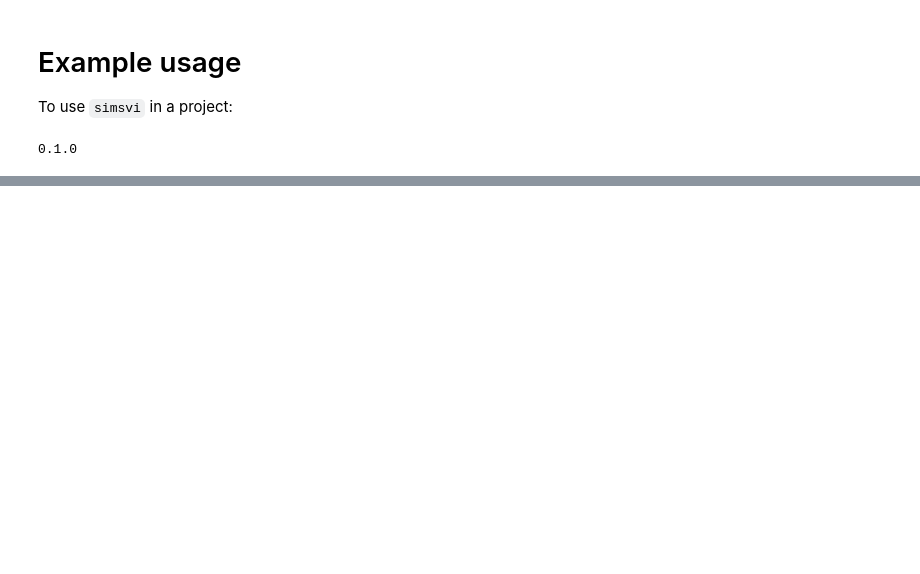
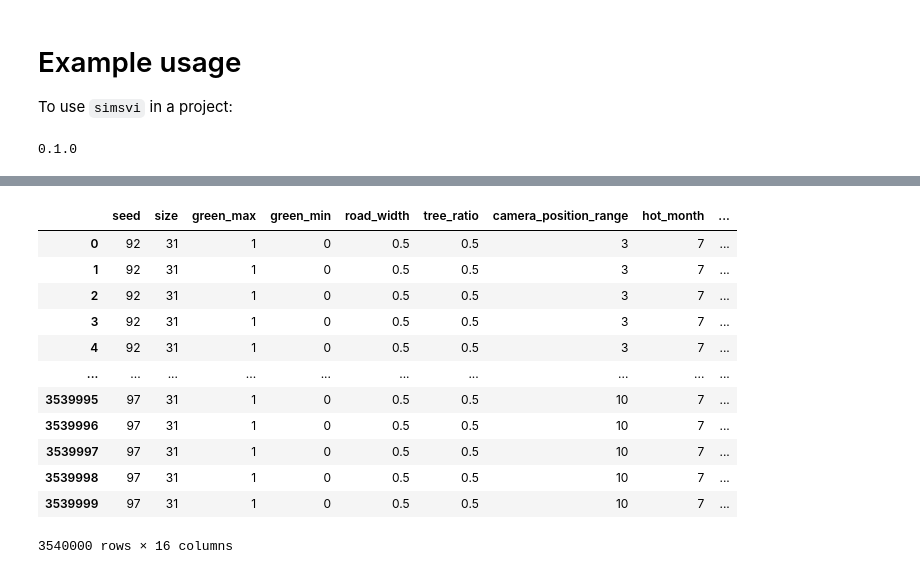
Before and after one commit to koito19960406/SimSVI, a Jupyter notebook: docs/example.ipynb, the cells around one changed output, grey strips where cells are left out. Saved outputs shown, nothing was run; the diff lists cells and outputs as text; code cells hidden in the pictures; blank space fills up the shorter version.

```diff
--- a/docs/example.ipynb
+++ b/docs/example.ipynb
@@ -95,0 +113,16 @@ t_test_results_df.to_csv('docs/t_test_results.csv', index=False)
+# %%
+greenery_df
+# %% [output]
+|  | seed | size | green_max | green_min | road_width | tree_ratio | camera_position_range | hot_month | ... |
+| 0 | 92 | 31 | 1 | 0 | 0.5 | 0.5 | 3 | 7 | ... |
+| 1 | 92 | 31 | 1 | 0 | 0.5 | 0.5 | 3 | 7 | ... |
+| 2 | 92 | 31 | 1 | 0 | 0.5 | 0.5 | 3 | 7 | ... |
+| 3 | 92 | 31 | 1 | 0 | 0.5 | 0.5 | 3 | 7 | ... |
+| 4 | 92 | 31 | 1 | 0 | 0.5 | 0.5 | 3 | 7 | ... |
+| ... | ... | ... | ... | ... | ... | ... | ... | ... | ... |
+| 3539995 | 97 | 31 | 1 | 0 | 0.5 | 0.5 | 10 | 7 | ... |
+| 3539996 | 97 | 31 | 1 | 0 | 0.5 | 0.5 | 10 | 7 | ... |
+| 3539997 | 97 | 31 | 1 | 0 | 0.5 | 0.5 | 10 | 7 | ... |
+| 3539998 | 97 | 31 | 1 | 0 | 0.5 | 0.5 | 10 | 7 | ... |
+| 3539999 | 97 | 31 | 1 | 0 | 0.5 | 0.5 | 10 | 7 | ... |
+3540000 rows × 16 columns
```
Also changed, not shown: parts of 3 cells of this notebook, 3 other files.
